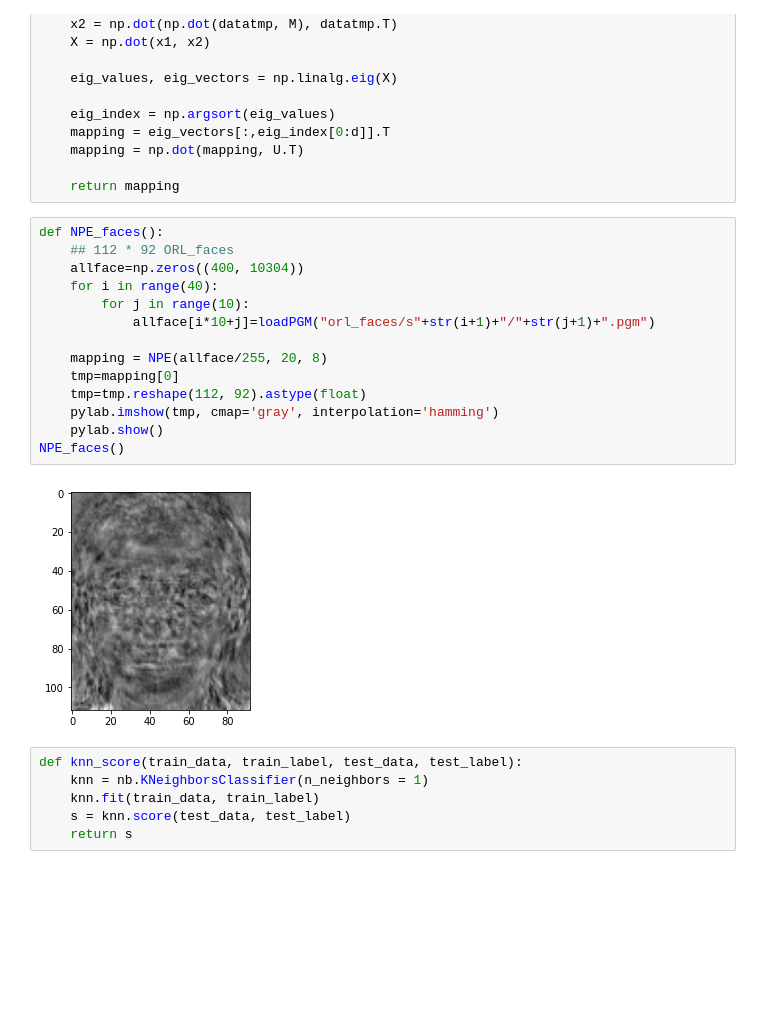
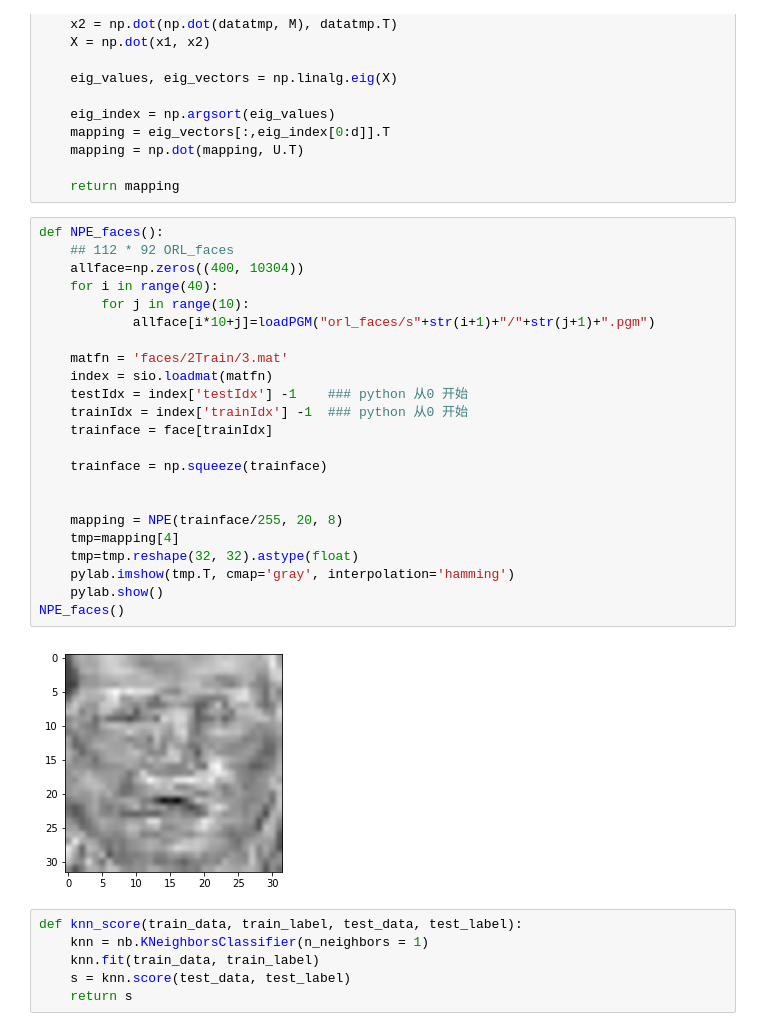
Before and after one commit to cxrasdfg/Dimension-Reduction, a Jupyter notebook: NPE.ipynb, the cells around one changed output. Cells and saved outputs as stored; diff of their text form; blank space fills up the shorter version.

```diff
--- a/NPE.ipynb
+++ b/NPE.ipynb
@@ -100,19 +100,28 @@ def NPE(data, k, d):
 # %%
 def NPE_faces():
     ## 112 * 92 ORL_faces
     allface=np.zeros((400, 10304))
     for i in range(40):
         for j in range(10):
             allface[i*10+j]=loadPGM("orl_faces/s"+str(i+1)+"/"+str(j+1)+".pgm")
 
-    mapping = NPE(allface/255, 20, 8)
-    tmp=mapping[0]
-    tmp=tmp.reshape(112, 92).astype(float)
-    pylab.imshow(tmp, cmap='gray', interpolation='hamming')
+    matfn = 'faces/2Train/3.mat'
+    index = sio.loadmat(matfn)
+    testIdx = index['testIdx'] -1    ### python 从0 开始
+    trainIdx = index['trainIdx'] -1  ### python 从0 开始
+    trainface = face[trainIdx]
+
+    trainface = np.squeeze(trainface)
+
+
+    mapping = NPE(trainface/255, 20, 8)
+    tmp=mapping[4]
+    tmp=tmp.reshape(32, 32).astype(float)
+    pylab.imshow(tmp.T, cmap='gray', interpolation='hamming')
     pylab.show()
 NPE_faces()
 # %% [output]
-[figure, old version]
+[figure, new version]
 # %%
 def knn_score(train_data, train_label, test_data, test_label):
     knn = nb.KNeighborsClassifier(n_neighbors = 1)
```
Also changed, not shown: parts of 1 cell of this notebook.
